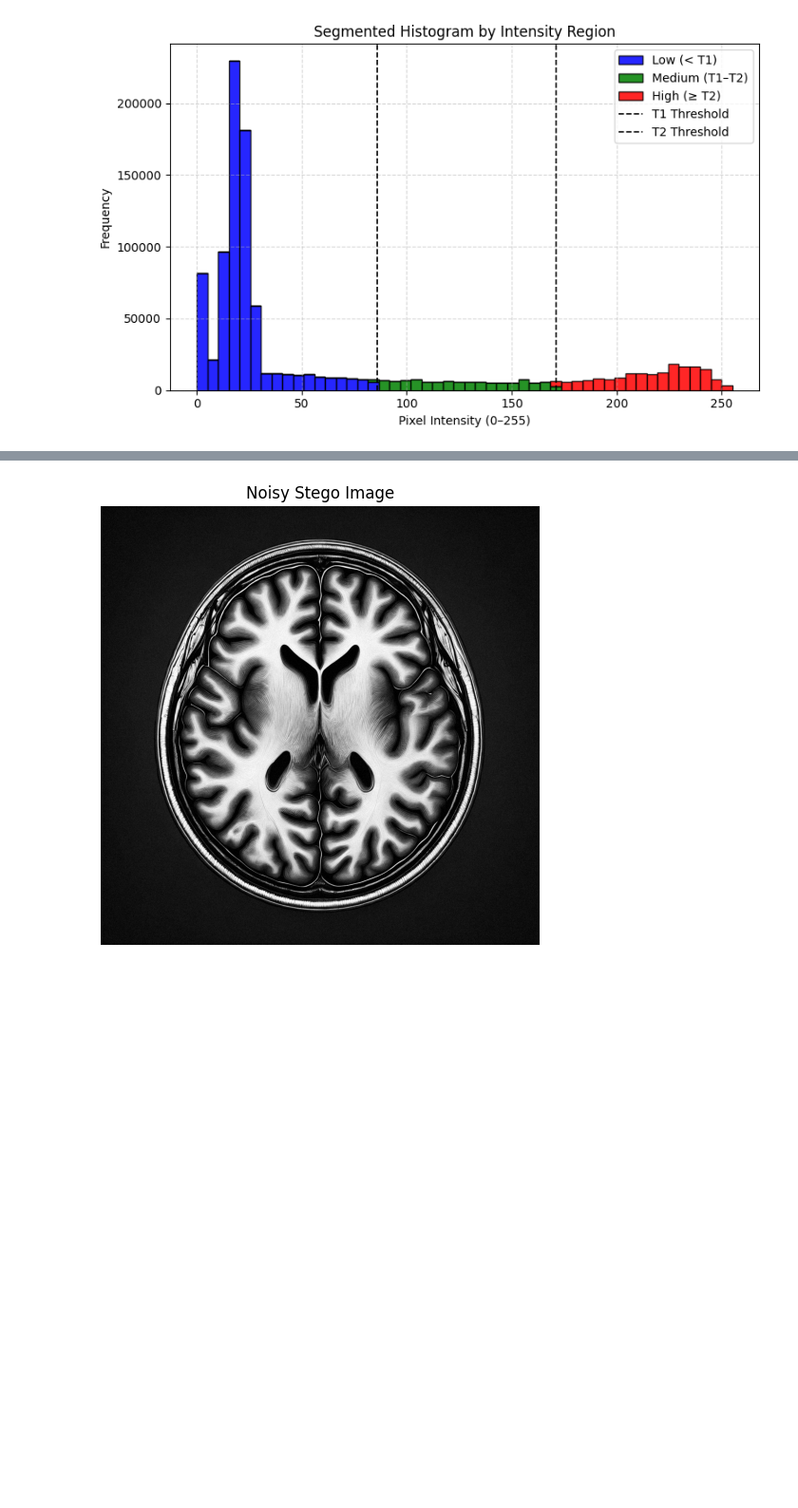
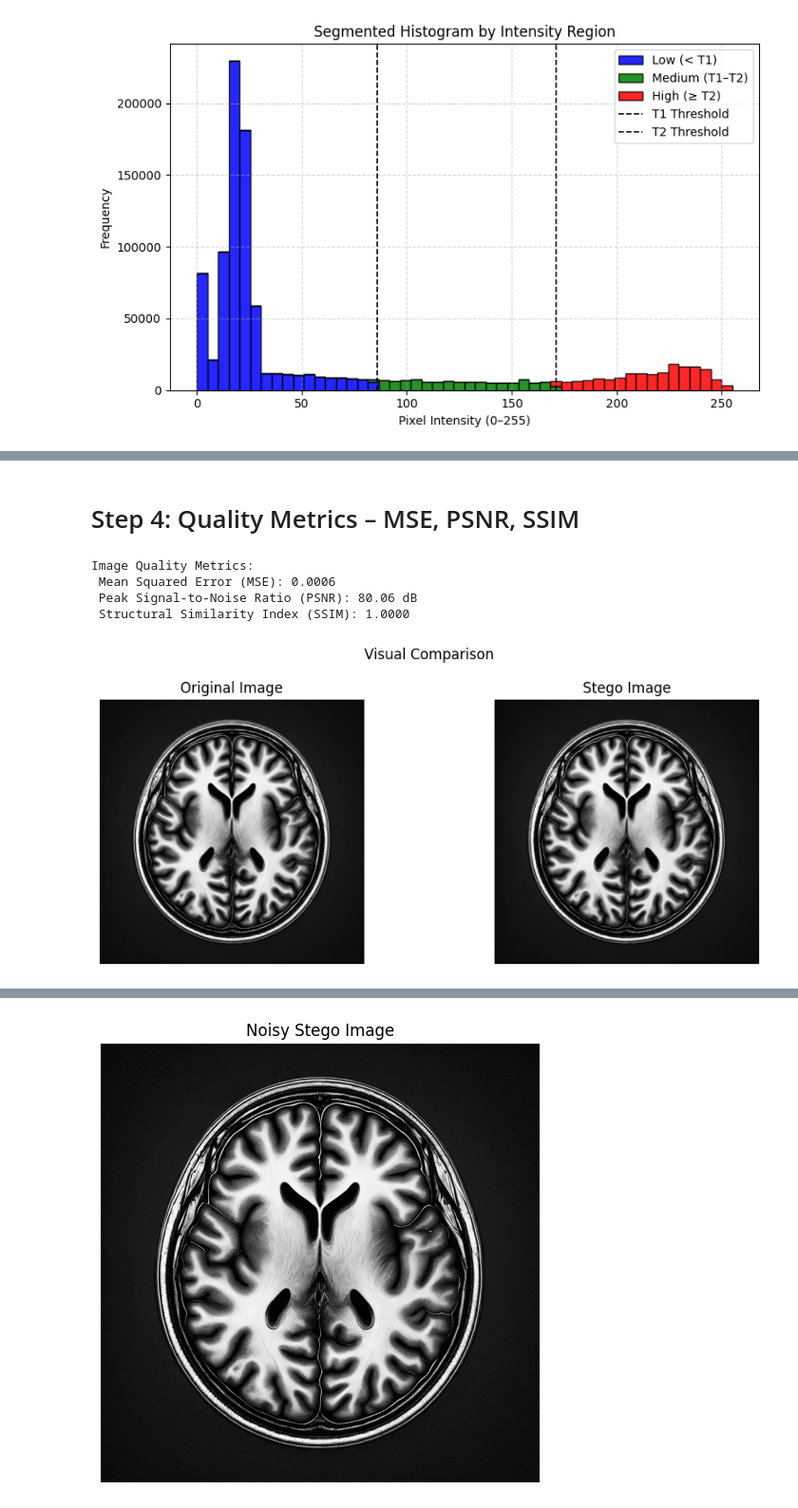
Before and after one commit to AmirRezaBehzad/IRD-Based-Medical-Image-Steganography, a Jupyter notebook: IRDBasedSteganography.ipynb, the cells around one changed output, grey strips where cells are left out. Shown at 95% size. Drawn from its saved outputs; the diff is of its cells as text; code cells hidden in the pictures; blank space fills up the shorter version.

```diff
--- a/IRDBasedSteganography.ipynb
+++ b/IRDBasedSteganography.ipynb
@@ -383,3 +348,67 @@ print(f"✅ Structural Similarity Index (SSIM): {ssim_value:.4f}")
+# %% [markdown]
+# Step 4: Quality Metrics – MSE, PSNR, SSIM
+# %%
+from skimage.metrics import structural_similarity as ssim
+import matplotlib.pyplot as plt
+
+def compute_metrics(original, stego):
+    """
+    Computes and optionally prints MSE, PSNR, and SSIM between two grayscale images.
+
+    Parameters:
+        original (np.ndarray): Original grayscale image.
+        stego (np.ndarray): Stego (modified) grayscale image.
+
+    Returns:
+        tuple: (mse, psnr, ssim_index)
+    """
+    # Validation
+    if original.shape != stego.shape:
+        raise ValueError("❌ Error: Input images must have the same dimensions.")
+
+    # Compute MSE
+    mse = np.mean((original - stego) ** 2)
+
+    # Compute PSNR
+    if mse == 0:
+        psnr = float('inf')
+    else:
+        psnr = 10 * np.log10((255 ** 2) / mse)
+
+    # Compute SSIM (set data_range explicitly)
+    ssim_index = ssim(original, stego, data_range=255)
+
+
+    print("\nImage Quality Metrics:")
+    print(f" Mean Squared Error (MSE): {mse:.4f}")
+    print(f" Peak Signal-to-Noise Ratio (PSNR): {psnr:.2f} dB")
+    print(f" Structural Similarity Index (SSIM): {ssim_index:.4f}\n")
+
+    plt.figure(figsize=(10, 4))
+    plt.subplot(1, 2, 1)
+    plt.imshow(original, cmap='gray')
+    plt.title("Original Image")
+    plt.axis('off')
+
+    plt.subplot(1, 2, 2)
+    plt.imshow(stego, cmap='gray')
+    plt.title("Stego Image")
+    plt.axis('off')
+
+    plt.suptitle("Visual Comparison")
+    plt.tight_layout()
+    plt.show()
+
+    return mse, psnr, ssim_index
+
+
+mse_val, psnr_val, ssim_val = compute_metrics(original_img, stego_img)
+# %% [output]
+Image Quality Metrics:
+ Mean Squared Error (MSE): 0.0006
+ Peak Signal-to-Noise Ratio (PSNR): 80.06 dB
+ Structural Similarity Index (SSIM): 1.0000
+[figure, added]
 # %%
 # List of MRI images to test (change file paths accordingly)
 test_images = [
```
Also changed, not shown: parts of 7 cells of this notebook.
